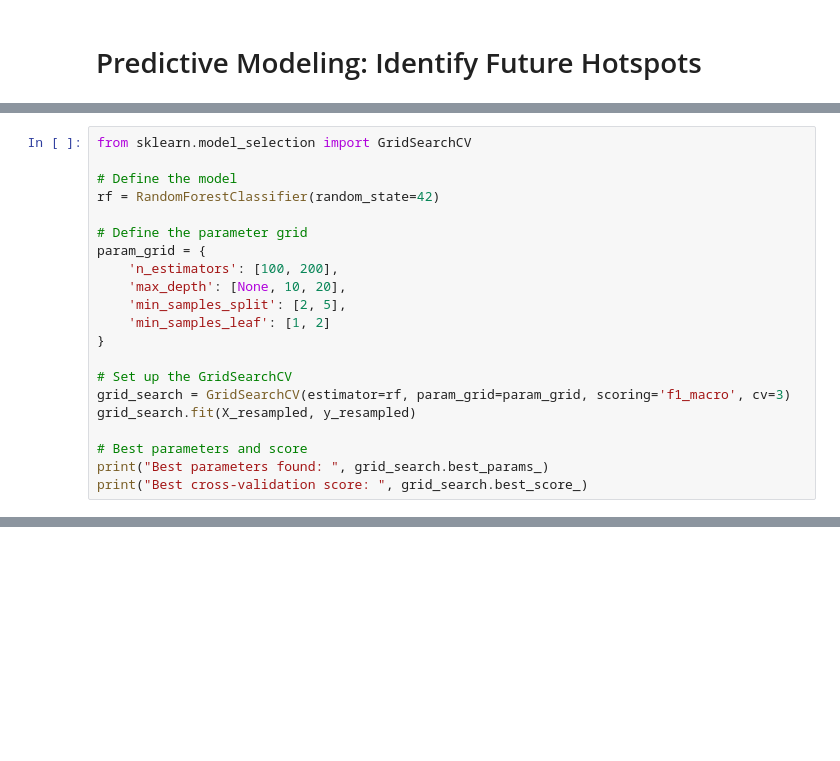
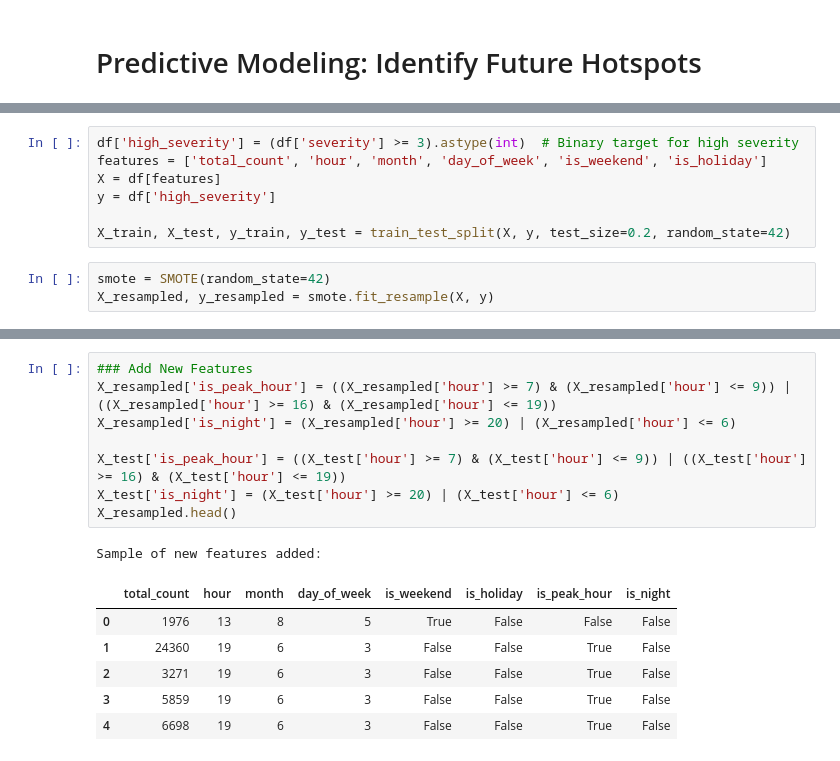
Before and after one commit to wanjingyan23/data_analytics.projects, a Jupyter notebook: Wanjing_Yan_Project.ipynb, the cells around one changed output, grey strips where cells are left out. Drawn from its saved outputs; the diff is of its cells as text; blank space fills up the shorter version.

```diff
--- a/Wanjing_Yan_Project.ipynb
+++ b/Wanjing_Yan_Project.ipynb
@@ -703,0 +648,10 @@ plt.show()
+# %%
+df['high_severity'] = (df['severity'] >= 3).astype(int)  # Binary target for high severity
+features = ['total_count', 'hour', 'month', 'day_of_week', 'is_weekend', 'is_holiday']
+X = df[features]
+y = df['high_severity']
+
+X_train, X_test, y_train, y_test = train_test_split(X, y, test_size=0.2, random_state=42)
+# %%
+smote = SMOTE(random_state=42)
+X_resampled, y_resampled = smote.fit_resample(X, y)
@@ -1014,21 +788,0 @@ weighted avg       1.00      1.00      1.00     15605
-# %%
-from sklearn.model_selection import GridSearchCV
-
-# Define the model
-rf = RandomForestClassifier(random_state=42)
-
-# Define the parameter grid
-param_grid = {
-    'n_estimators': [100, 200],
-    'max_depth': [None, 10, 20],
-    'min_samples_split': [2, 5],
-    'min_samples_leaf': [1, 2]
-}
-
-# Set up the GridSearchCV
-grid_search = GridSearchCV(estimator=rf, param_grid=param_grid, scoring='f1_macro', cv=3)
-grid_search.fit(X_resampled, y_resampled)
-
-# Best parameters and score
-print("Best parameters found: ", grid_search.best_params_)
-print("Best cross-validation score: ", grid_search.best_score_)
@@ -1049,0 +899,16 @@ Mean cross-validation score: 0.9997 ± 0.0002
+# %%
+### Add New Features
+X_resampled['is_peak_hour'] = ((X_resampled['hour'] >= 7) & (X_resampled['hour'] <= 9)) | ((X_resampled['hour'] >= 16) & (X_resampled['hour'] <= 19))
+X_resampled['is_night'] = (X_resampled['hour'] >= 20) | (X_resampled['hour'] <= 6)
+
+X_test['is_peak_hour'] = ((X_test['hour'] >= 7) & (X_test['hour'] <= 9)) | ((X_test['hour'] >= 16) & (X_test['hour'] <= 19))
+X_test['is_night'] = (X_test['hour'] >= 20) | (X_test['hour'] <= 6)
+X_resampled.head()
+# %% [output]
+Sample of new features added:
+|  | total_count | hour | month | day_of_week | is_weekend | is_holiday | is_peak_hour | is_night |
+| 0 | 1976 | 13 | 8 | 5 | True | False | False | False |
+| 1 | 24360 | 19 | 6 | 3 | False | False | True | False |
+| 2 | 3271 | 19 | 6 | 3 | False | False | True | False |
+| 3 | 5859 | 19 | 6 | 3 | False | False | True | False |
+| 4 | 6698 | 19 | 6 | 3 | False | False | True | False |
```
Also changed, not shown: parts of 59 cells of this notebook.
